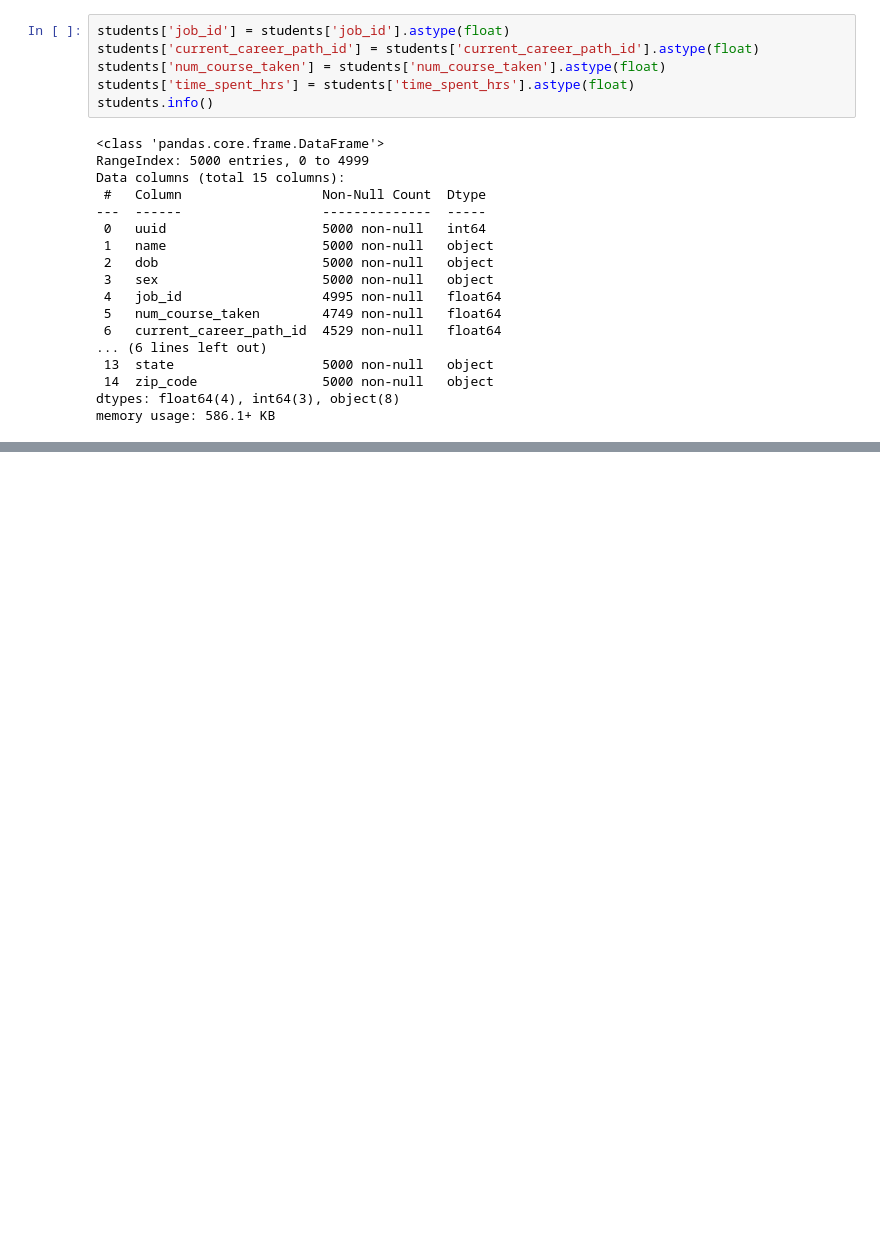
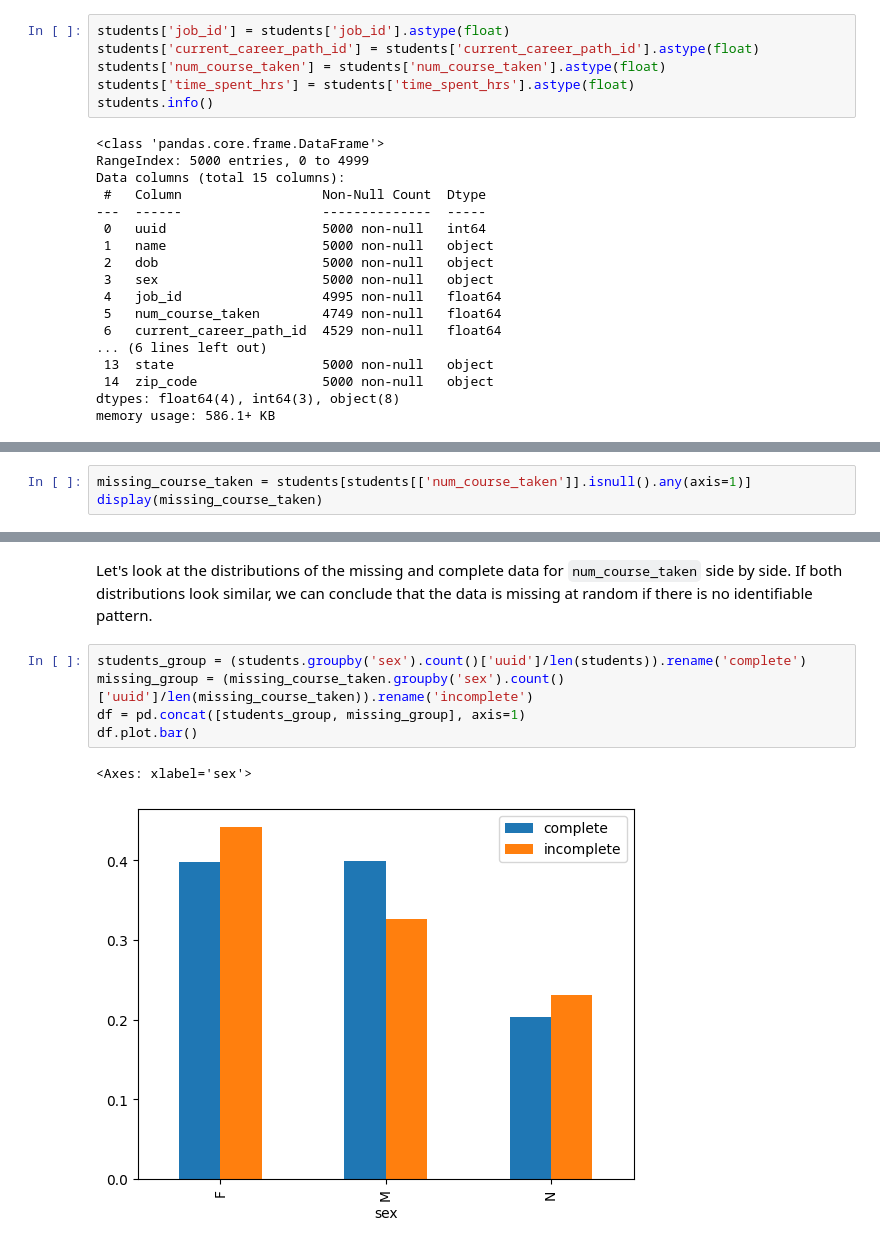
Before and after one commit to father-tom/Projects, a Jupyter notebook: SubPipeline/dev/data-exploration.ipynb, the cells around one changed output, grey strips where cells are left out. Drawn from its saved outputs; the diff is of its cells as text; blank space fills up the shorter version.

Commit message:
finish working with missing data from students df

```diff
--- a/SubPipeline/dev/data-exploration.ipynb
+++ b/SubPipeline/dev/data-exploration.ipynb
@@ -207,0 +212,3 @@ memory usage: 586.1+ KB
+# %%
+missing_course_taken = students[students[['num_course_taken']].isnull().any(axis=1)]
+display(missing_course_taken)
@@ -207,0 +229,10 @@ memory usage: 586.1+ KB
+# %% [markdown]
+Let's look at the distributions of the missing and complete data for `num_course_taken` side by side. If both distributions look similar, we can conclude that the data is missing at random if there is no identifiable pattern.
+# %%
+students_group = (students.groupby('sex').count()['uuid']/len(students)).rename('complete')
+missing_group = (missing_course_taken.groupby('sex').count()['uuid']/len(missing_course_taken)).rename('incomplete')
+df = pd.concat([students_group, missing_group], axis=1)
+df.plot.bar()
+# %% [output]
+<Axes: xlabel='sex'>
+[figure, added]
```
Also changed, not shown: parts of 22 cells of this notebook.
